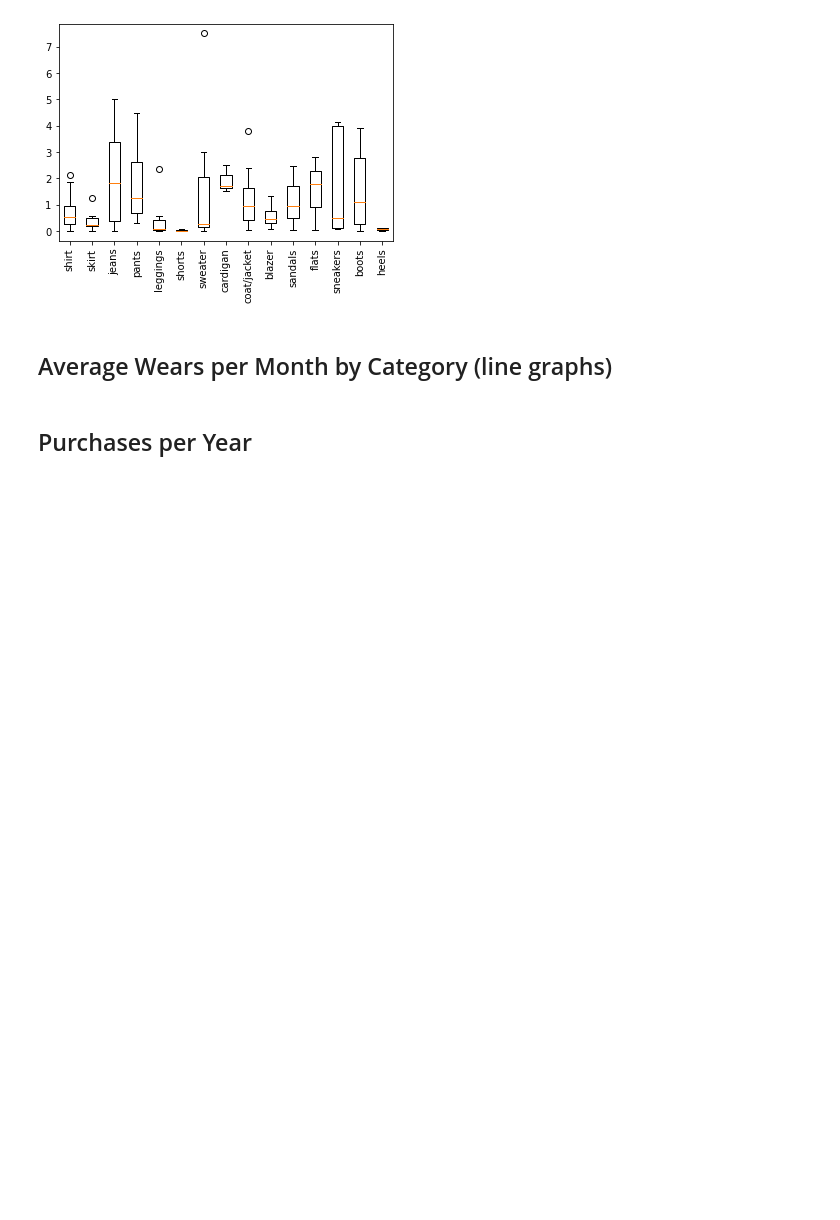
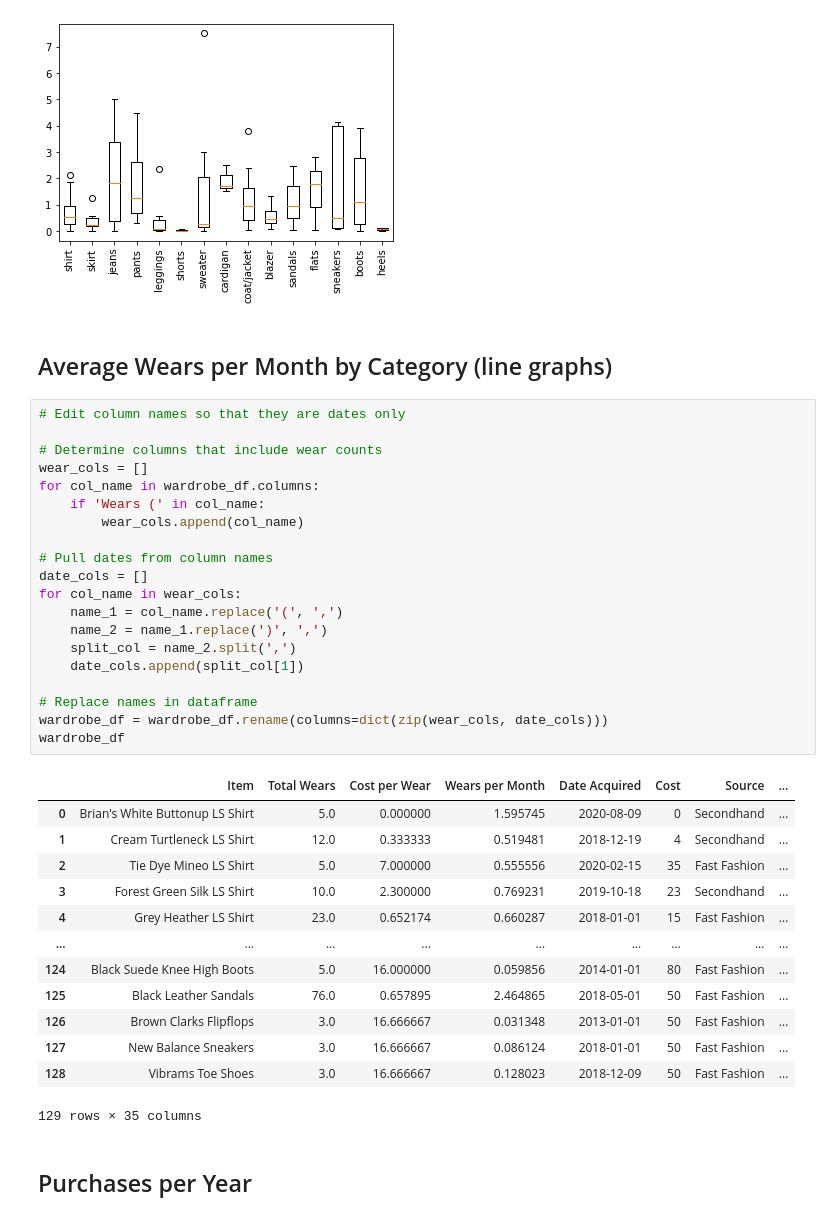
Before and after one commit to rebekahcallkacz/wardrobe-data-analysis, a Jupyter notebook: data_visualization.ipynb, the cells around one changed output. Saved outputs shown, nothing was run; the diff lists cells and outputs as text; blank space fills up the shorter version.

Commit message:
renamed columns as date

```diff
--- a/data_visualization.ipynb
+++ b/data_visualization.ipynb
@@ -117,5 +120,39 @@ plt.show()
 [figure]
 # %% [markdown]
 ## Average Wears per Month by Category (line graphs)
+# %%
+# Edit column names so that they are dates only
+
+# Determine columns that include wear counts
+wear_cols = []
+for col_name in wardrobe_df.columns:
+    if 'Wears (' in col_name:
+        wear_cols.append(col_name)
+
+# Pull dates from column names
+date_cols = []
+for col_name in wear_cols:
+    name_1 = col_name.replace('(', ',')
+    name_2 = name_1.replace(')', ',')
+    split_col = name_2.split(',')
+    date_cols.append(split_col[1])
+
+# Replace names in dataframe
+wardrobe_df = wardrobe_df.rename(columns=dict(zip(wear_cols, date_cols)))
+wardrobe_df
+# %% [output]
+|  | Item | Total Wears | Cost per Wear | Wears per Month | Date Acquired | Cost | Source | ... |
+| 0 | Brian's White Buttonup LS Shirt | 5.0 | 0.000000 | 1.595745 | 2020-08-09 | 0 | Secondhand | ... |
+| 1 | Cream Turtleneck LS Shirt | 12.0 | 0.333333 | 0.519481 | 2018-12-19 | 4 | Secondhand | ... |
+| 2 | Tie Dye Mineo LS Shirt | 5.0 | 7.000000 | 0.555556 | 2020-02-15 | 35 | Fast Fashion | ... |
+| 3 | Forest Green Silk LS Shirt | 10.0 | 2.300000 | 0.769231 | 2019-10-18 | 23 | Secondhand | ... |
+| 4 | Grey Heather LS Shirt | 23.0 | 0.652174 | 0.660287 | 2018-01-01 | 15 | Fast Fashion | ... |
+| ... | ... | ... | ... | ... | ... | ... | ... | ... |
+| 124 | Black Suede Knee High Boots | 5.0 | 16.000000 | 0.059856 | 2014-01-01 | 80 | Fast Fashion | ... |
+| 125 | Black Leather Sandals | 76.0 | 0.657895 | 2.464865 | 2018-05-01 | 50 | Fast Fashion | ... |
+| 126 | Brown Clarks Flipflops | 3.0 | 16.666667 | 0.031348 | 2013-01-01 | 50 | Fast Fashion | ... |
+| 127 | New Balance Sneakers | 3.0 | 16.666667 | 0.086124 | 2018-01-01 | 50 | Fast Fashion | ... |
+| 128 | Vibrams Toe Shoes | 3.0 | 16.666667 | 0.128023 | 2018-12-09 | 50 | Fast Fashion | ... |
+129 rows × 35 columns
 # %% [markdown]
 ## Purchases per Year
```
Also changed, not shown: parts of 1 cell of this notebook.
